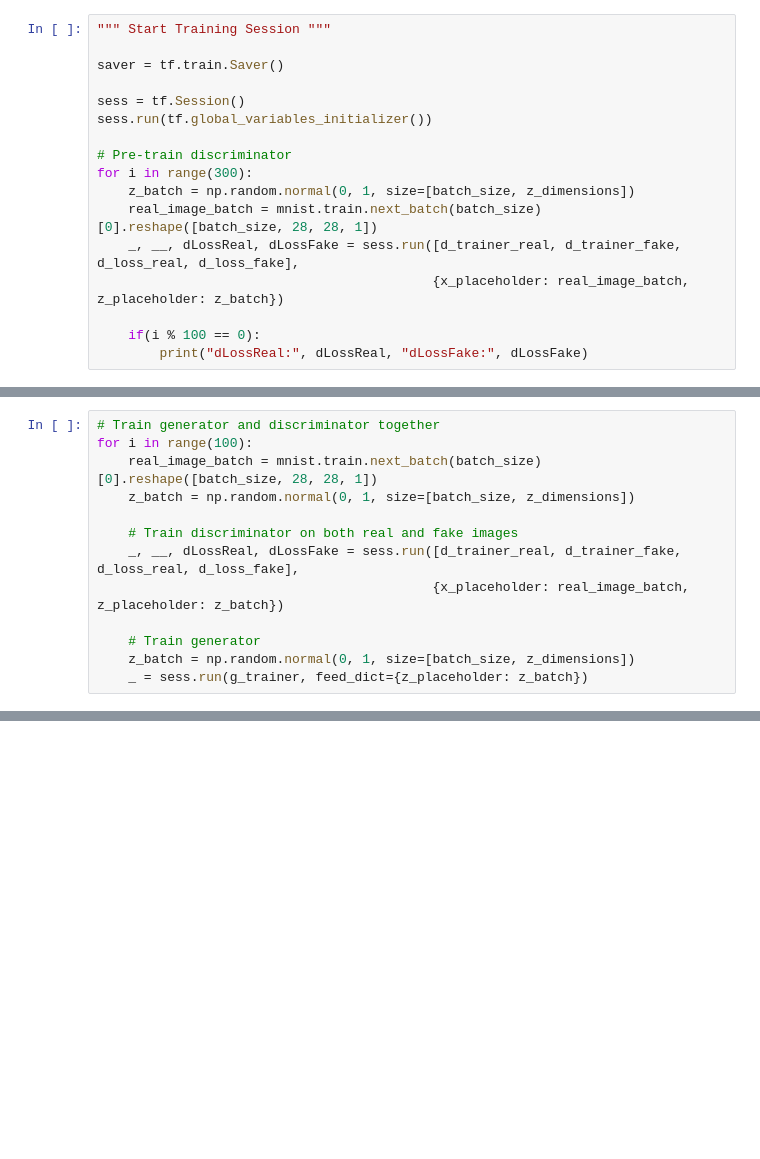
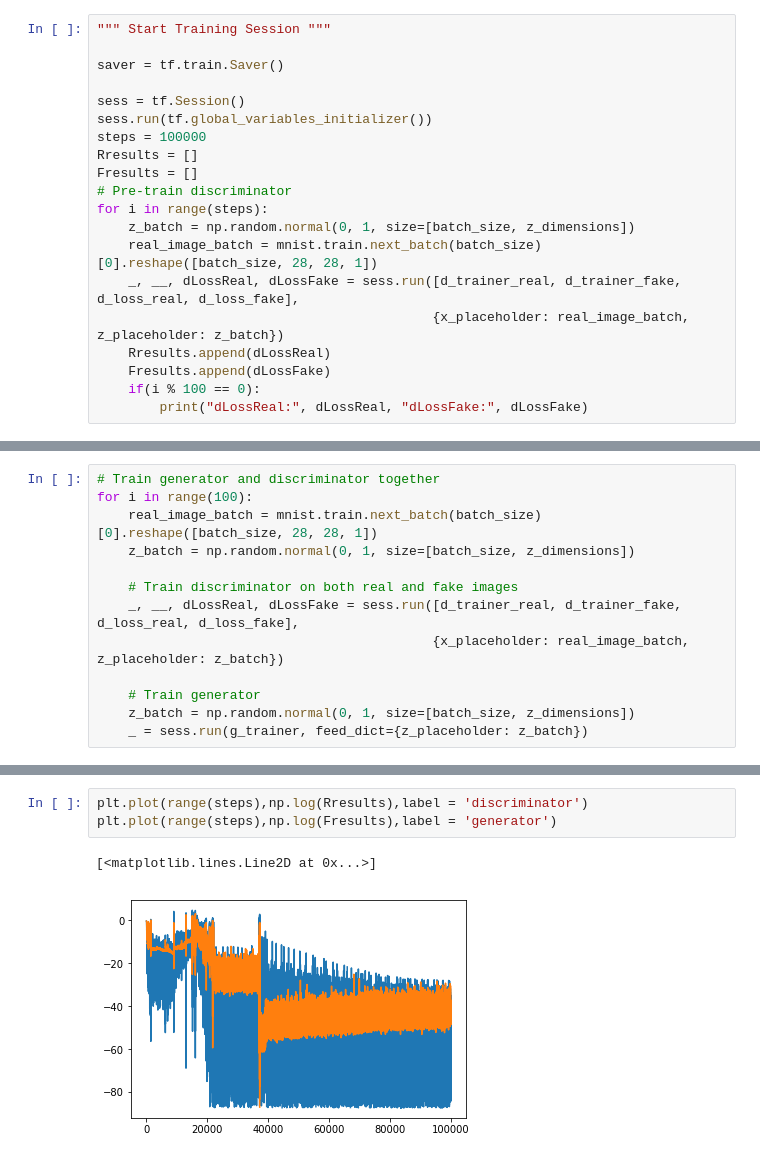
Before and after one commit to Zames-Chang/machine-learning-paper-review, a Jupyter notebook: eazyGAN/prototype.ipynb, the cells around one changed output, grey strips where cells are left out. Saved outputs shown, nothing was run; the diff lists cells and outputs as text; blank space fills up the shorter version.

```diff
--- a/eazyGAN/prototype.ipynb
+++ b/eazyGAN/prototype.ipynb
@@ -142,14 +157,17 @@ saver = tf.train.Saver()
 
 sess = tf.Session()
 sess.run(tf.global_variables_initializer())
-
+steps = 100000
+Rresults = []
+Fresults = []
 # Pre-train discriminator
-for i in range(300):
+for i in range(steps):
     z_batch = np.random.normal(0, 1, size=[batch_size, z_dimensions])
     real_image_batch = mnist.train.next_batch(batch_size)[0].reshape([batch_size, 28, 28, 1])
     _, __, dLossReal, dLossFake = sess.run([d_trainer_real, d_trainer_fake, d_loss_real, d_loss_fake],
                                            {x_placeholder: real_image_batch, z_placeholder: z_batch})
-
+    Rresults.append(dLossReal)
+    Fresults.append(dLossFake)
     if(i % 100 == 0):
         print("dLossReal:", dLossReal, "dLossFake:", dLossFake)
 # %% [output]
@@ -176,0 +211,6 @@ plt.savefig("test_img.png")
+# %%
+plt.plot(range(steps),np.log(Rresults),label = 'discriminator')
+plt.plot(range(steps),np.log(Fresults),label = 'generator')
+# %% [output]
+[<matplotlib.lines.Line2D at 0x...>]
+[figure, added]
```
Also changed, not shown: parts of 3 cells of this notebook, 13 other files.
